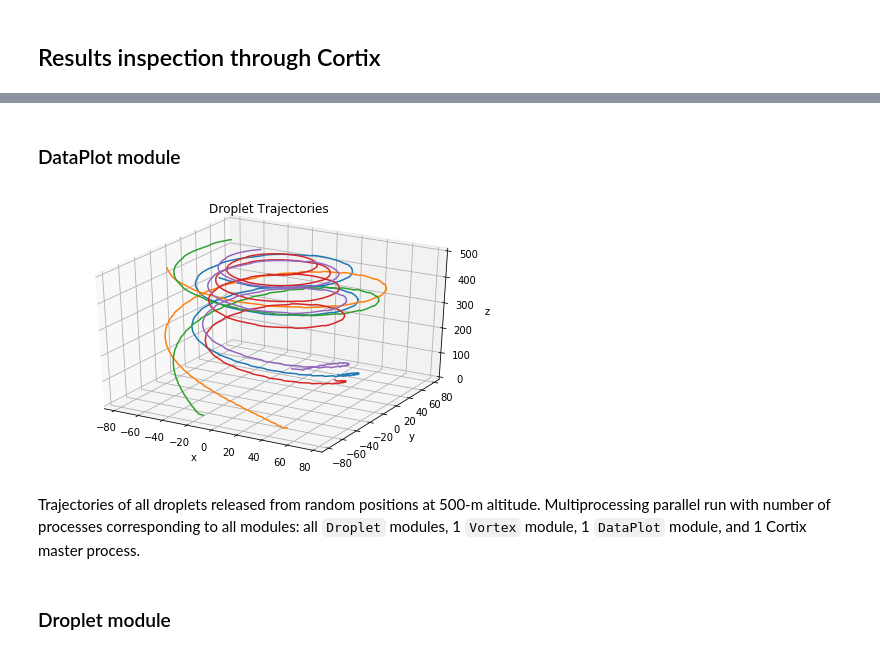
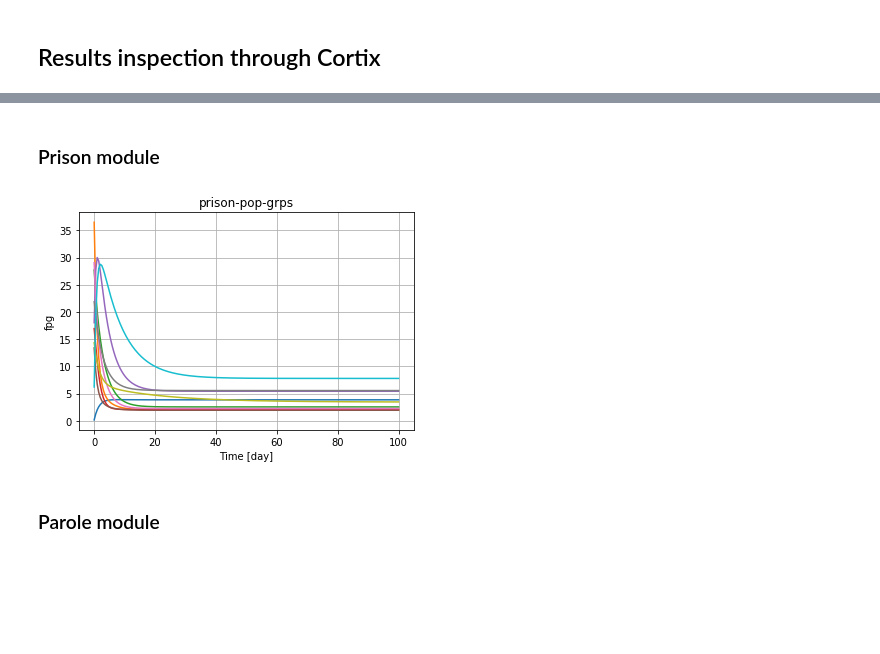
Before and after one commit to dpploy/cortix-nb, a Jupyter notebook: run_justice.ipynb, the cells around one changed output, grey strips where cells are left out. Drawn from its saved outputs; the diff is of its cells as text; code cells hidden in the pictures; blank space fills up the shorter version.

```diff
--- a/run_justice.ipynb
+++ b/run_justice.ipynb
@@ -263,17 +230,20 @@ cortix.modules
+# %%
+'''Attach to modules'''
+
+prison=cortix.modules[0]
+parole=cortix.modules[1]
 # %% [markdown]
-### DataPlot module<a id="dataplot"></a>
+### Prison module<a id="prison"></a>
-# %%
-'''DataPlot Module State'''
-
-data_plot = cortix.modules[1]
-data_plot.data = data_plot.state
-data_plot.plot_data()
-plt.rcParams['figure.figsize'] = [10,10]
-plt.show()
-# %% [output]
-[figure, removed]
-# %% [markdown]
-Trajectories of all droplets released from random positions at 500-m altitude. Multiprocessing parallel run with number of processes corresponding to all modules: all `Droplet` modules, 1 `Vortex` module, 1 `DataPlot` module,
-and 1 Cortix master process.
+# %%
+'''Prison Module State'''
+
+population_phase = prison.state
+(fpg_quant, time_unit) = population_phase.get_quantity_history('fpg')
+
+fpg_quant.plot( x_scaling=1/const.day, x_label='Time [day]')
+plt.grid()
+plt.show()
+# %% [output]
+[figure, added]
 # %% [markdown]
-### Droplet module<a id="droplet"></a>
+### Parole module<a id="parole"></a>
```
Also changed, not shown: parts of 14 cells of this notebook, 1 other file.
